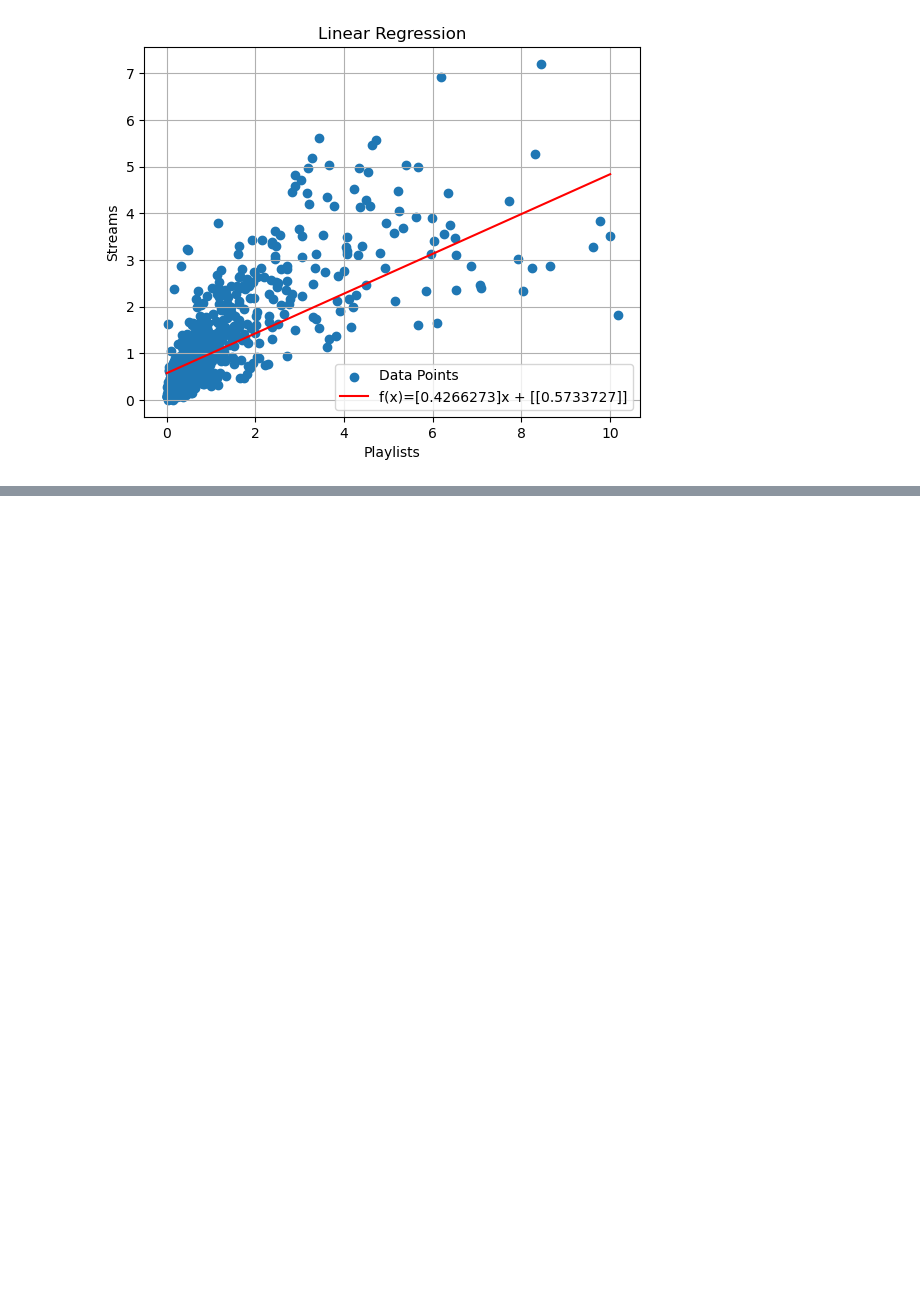
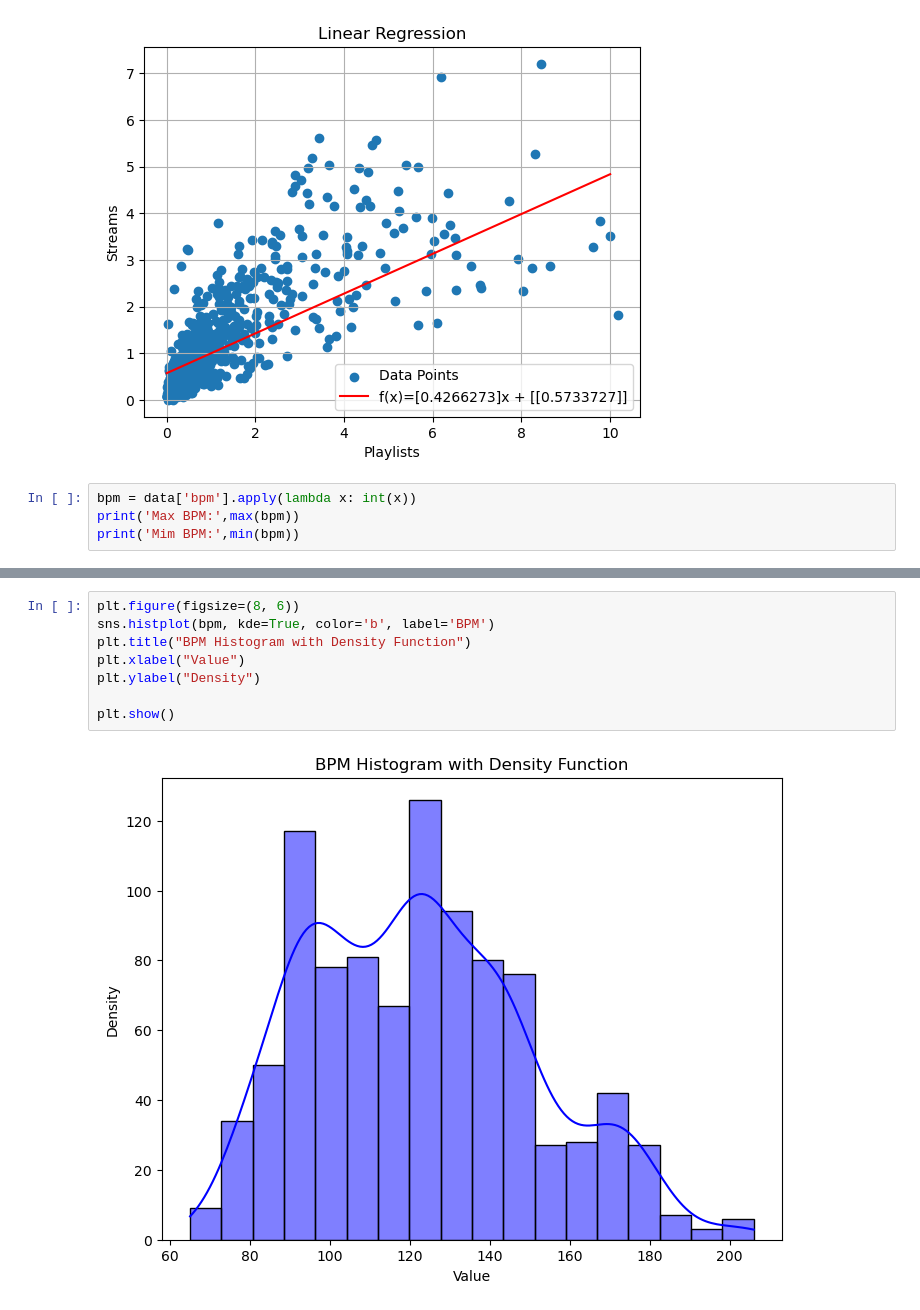
Before and after one commit to grzegorzlucki/spotify-analysis, a Jupyter notebook: Spotify_data.ipynb, the cells around one changed output, grey strips where cells are left out. Cells and saved outputs as stored; diff of their text form; blank space fills up the shorter version.

```diff
--- a/Spotify_data.ipynb
+++ b/Spotify_data.ipynb
@@ -179,3 +179,7 @@ plt.legend()
 plt.show()
 # %% [output]
 [figure]
+# %%
+bpm = data['bpm'].apply(lambda x: int(x))
+print('Max BPM:',max(bpm))
+print('Mim BPM:',min(bpm))
@@ -181,0 +204,10 @@ plt.show()
+# %%
+plt.figure(figsize=(8, 6))
+sns.histplot(bpm, kde=True, color='b', label='BPM')
+plt.title("BPM Histogram with Density Function")
+plt.xlabel("Value")
+plt.ylabel("Density")
+
+plt.show()
+# %% [output]
+[figure, added]
```
Also changed, not shown: parts of 6 cells of this notebook.
